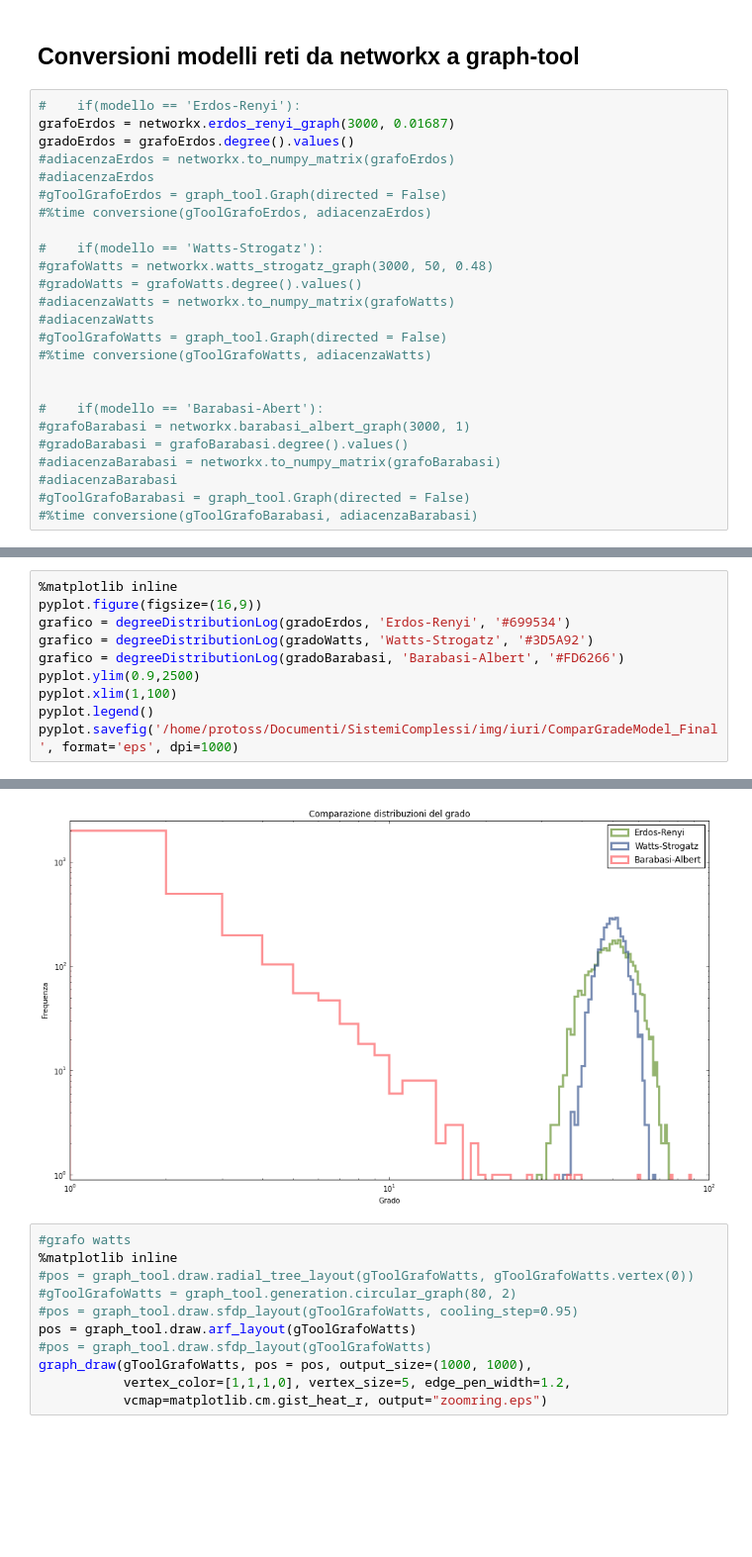
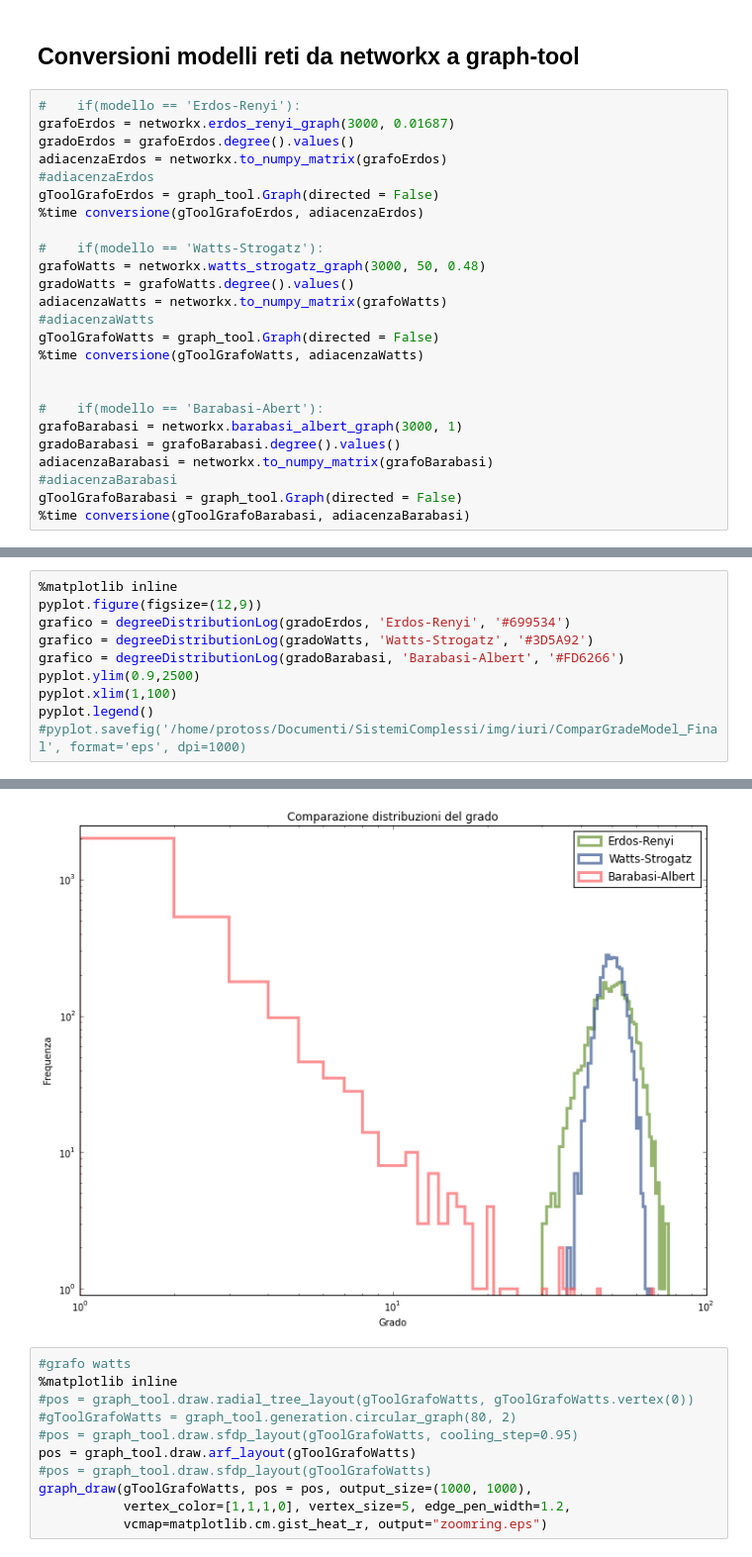
Before and after one commit to FedericoMuciaccia/SistemiComplessi, a Jupyter notebook: src/Iuri/Grafi e modelli NON APRITE QUESTO NOTEBOOK.ipynb, the cells around one changed output, grey strips where cells are left out. Shown at 99% size. Cells and saved outputs as stored; diff of their text form; blank space fills up the shorter version.

```diff
--- a/src/Iuri/Grafi e modelli NON APRITE QUESTO NOTEBOOK.ipynb
+++ b/src/Iuri/Grafi e modelli NON APRITE QUESTO NOTEBOOK.ipynb
@@ -108,24 +108,24 @@ NB: Quando si hanno pochi nodi, una connessione tra soli primi vicini e poca pro
 #    if(modello == 'Erdos-Renyi'):
 grafoErdos = networkx.erdos_renyi_graph(3000, 0.01687)
 gradoErdos = grafoErdos.degree().values()
-#adiacenzaErdos = networkx.to_numpy_matrix(grafoErdos)
+adiacenzaErdos = networkx.to_numpy_matrix(grafoErdos)
 #adiacenzaErdos
-#gToolGrafoErdos = graph_tool.Graph(directed = False)
-#%time conversione(gToolGrafoErdos, adiacenzaErdos)
+gToolGrafoErdos = graph_tool.Graph(directed = False)
+%time conversione(gToolGrafoErdos, adiacenzaErdos)
 
 #    if(modello == 'Watts-Strogatz'):
-#grafoWatts = networkx.watts_strogatz_graph(3000, 50, 0.48)
-#gradoWatts = grafoWatts.degree().values()
-#adiacenzaWatts = networkx.to_numpy_matrix(grafoWatts)
+grafoWatts = networkx.watts_strogatz_graph(3000, 50, 0.48)
+gradoWatts = grafoWatts.degree().values()
+adiacenzaWatts = networkx.to_numpy_matrix(grafoWatts)
 #adiacenzaWatts
-#gToolGrafoWatts = graph_tool.Graph(directed = False)
-#%time conversione(gToolGrafoWatts, adiacenzaWatts)
+gToolGrafoWatts = graph_tool.Graph(directed = False)
+%time conversione(gToolGrafoWatts, adiacenzaWatts)
 
 
 #    if(modello == 'Barabasi-Abert'):
-#grafoBarabasi = networkx.barabasi_albert_graph(3000, 1)
-#gradoBarabasi = grafoBarabasi.degree().values()
-#adiacenzaBarabasi = networkx.to_numpy_matrix(grafoBarabasi)
+grafoBarabasi = networkx.barabasi_albert_graph(3000, 1)
+gradoBarabasi = grafoBarabasi.degree().values()
+adiacenzaBarabasi = networkx.to_numpy_matrix(grafoBarabasi)
 #adiacenzaBarabasi
-#gToolGrafoBarabasi = graph_tool.Graph(directed = False)
-#%time conversione(gToolGrafoBarabasi, adiacenzaBarabasi)
+gToolGrafoBarabasi = graph_tool.Graph(directed = False)
+%time conversione(gToolGrafoBarabasi, adiacenzaBarabasi)
@@ -132,11 +139,11 @@ gradoErdos = grafoErdos.degree().values()
 # %%
 %matplotlib inline
-pyplot.figure(figsize=(16,9))
+pyplot.figure(figsize=(12,9))
 grafico = degreeDistributionLog(gradoErdos, 'Erdos-Renyi', '#699534')
 grafico = degreeDistributionLog(gradoWatts, 'Watts-Strogatz', '#3D5A92')
 grafico = degreeDistributionLog(gradoBarabasi, 'Barabasi-Albert', '#FD6266')
 pyplot.ylim(0.9,2500)
 pyplot.xlim(1,100)
 pyplot.legend()
-pyplot.savefig('/home/protoss/Documenti/SistemiComplessi/img/iuri/ComparGradeModel_Final', format='eps', dpi=1000)
+#pyplot.savefig('/home/protoss/Documenti/SistemiComplessi/img/iuri/ComparGradeModel_Final', format='eps', dpi=1000)
 # %% [output]
@@ -143,4 +151,4 @@ pyplot.savefig('/home/protoss/Documenti/SistemiComplessi/img/iuri/ComparGradeMod
-[figure, old version]
+[figure, new version]
 # %%
 #grafo watts
 %matplotlib inline
```
Also changed, not shown: parts of 2 cells of this notebook, 7 other files.
